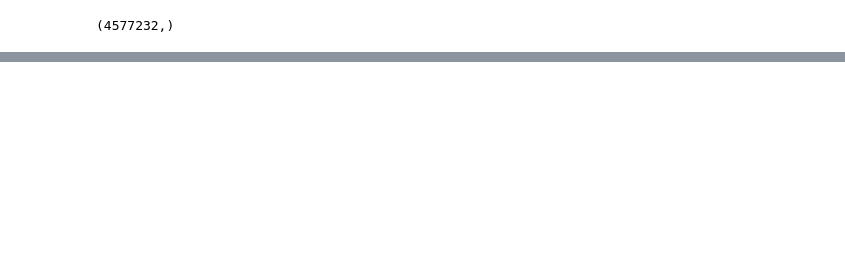
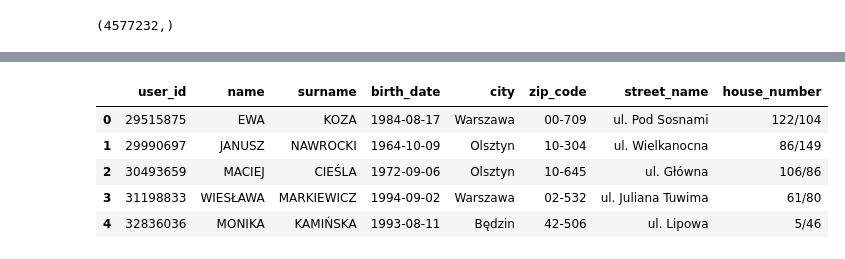
Before and after one commit to nataliachoszczyk/E-CommerceBigDataSystem, a Jupyter notebook: preprocessing.ipynb, the cells around one changed output, grey strips where cells are left out. Saved outputs shown, nothing was run; the diff lists cells and outputs as text; code cells hidden in the pictures; blank space fills up the shorter version.

```diff
--- a/preprocessing.ipynb
+++ b/preprocessing.ipynb
@@ -170,6 +170,3 @@ user_ids = df['user_id'].unique()
 user_ids.shape
 # %% [output]
 (4577232,)
-# %%
-users_main['user_id'] = user_ids
-users_main.head()
@@ -177,0 +207,3 @@ ValueError: Length of values (4577232) does not match length of index (1000000)
+# %%
+user_ids_extended = pd.read_csv("data/user_ids_extended.csv")
+user_ids_extended.head()
@@ -177,0 +217,10 @@ ValueError: Length of values (4577232) does not match length of index (1000000)
+# %%
+users = pd.concat([user_ids_extended, users_main], axis=1)
+users.head()
+# %% [output]
+|  | user_id | name | surname | birth_date | city | zip_code | street_name | house_number |
+| 0 | 29515875 | EWA | KOZA | 1984-08-17 | Warszawa | 00-709 | ul. Pod Sosnami | 122/104 |
+| 1 | 29990697 | JANUSZ | NAWROCKI | 1964-10-09 | Olsztyn | 10-304 | ul. Wielkanocna | 86/149 |
+| 2 | 30493659 | MACIEJ | CIEŚLA | 1972-09-06 | Olsztyn | 10-645 | ul. Główna | 106/86 |
+| 3 | 31198833 | WIESŁAWA | MARKIEWICZ | 1994-09-02 | Warszawa | 02-532 | ul. Juliana Tuwima | 61/80 |
+| 4 | 32836036 | MONIKA | KAMIŃSKA | 1993-08-11 | Będzin | 42-506 | ul. Lipowa | 5/46 |
```
Also changed, not shown: parts of 10 cells of this notebook.
